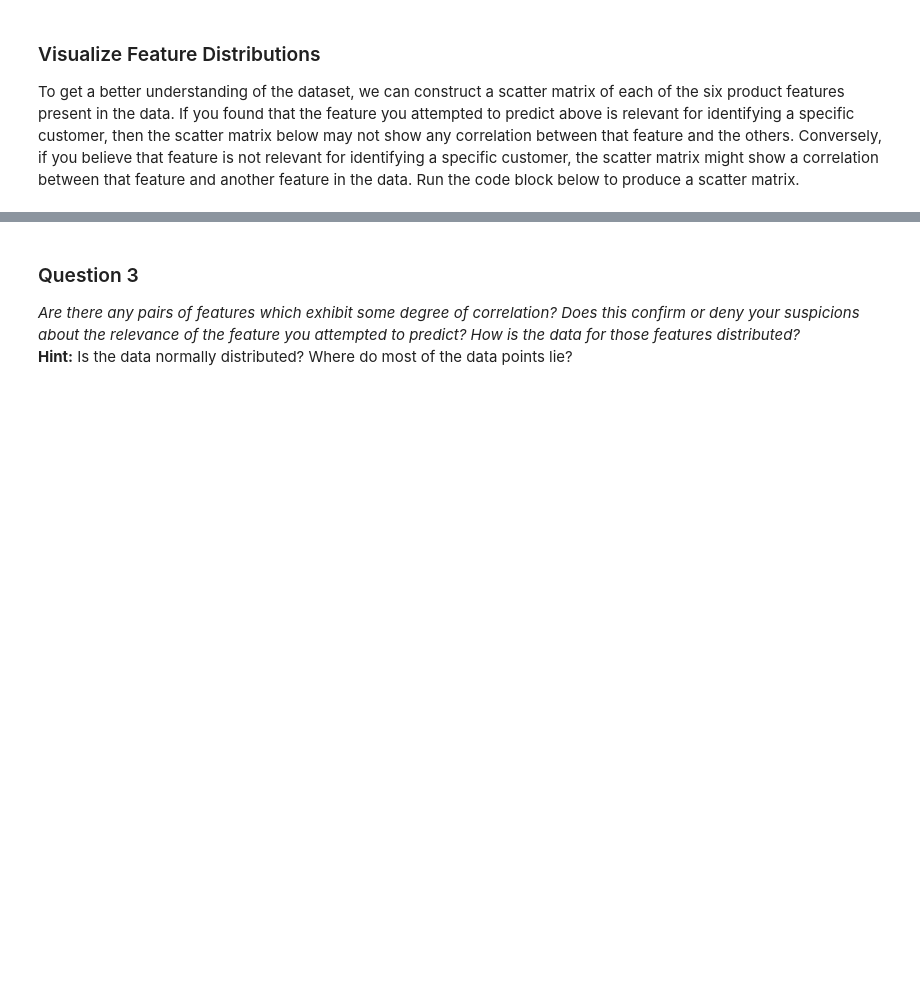
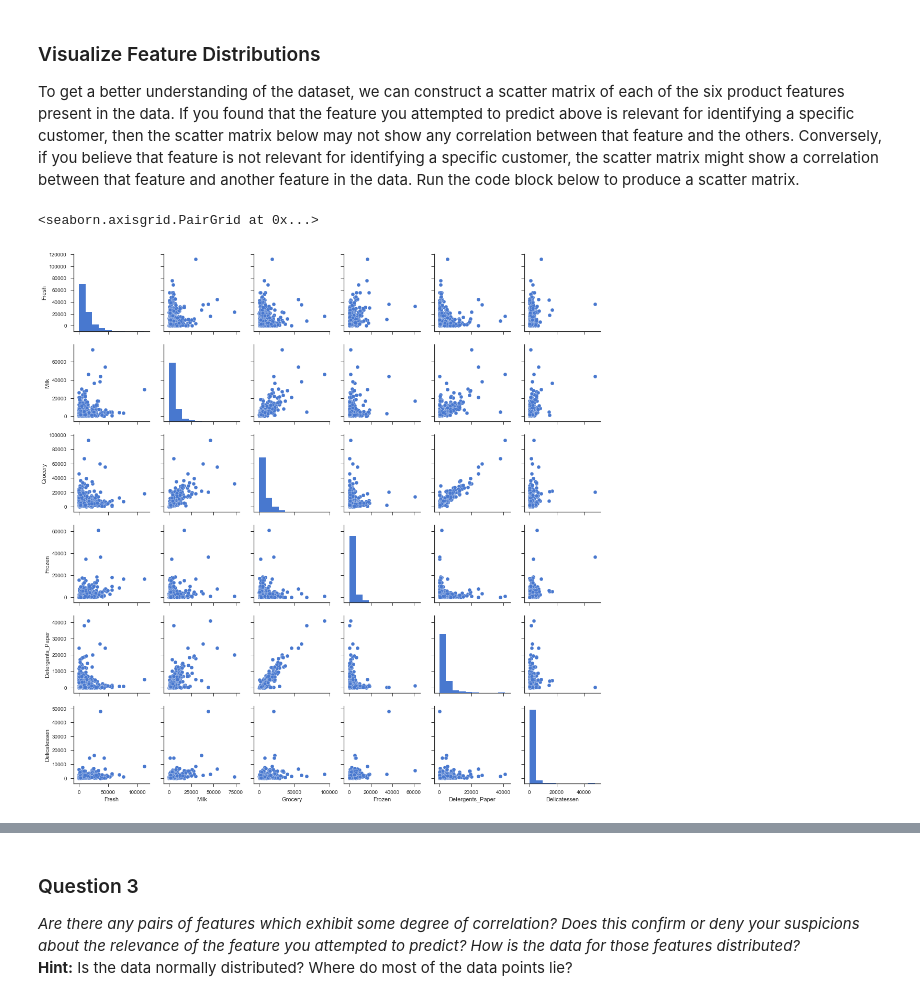
Before and after one commit to phanindravarma38/ConsumerAnalysys_UnsupervisedLearning, a Jupyter notebook: customer_segments.ipynb, the cells around one changed output, grey strips where cells are left out. Saved outputs shown, nothing was run; the diff lists cells and outputs as text; code cells hidden in the pictures; blank space fills up the shorter version.

```diff
--- a/customer_segments.ipynb
+++ b/customer_segments.ipynb
@@ -203,4 +315,8 @@ score = None
 To get a better understanding of the dataset, we can construct a scatter matrix of each of the six product features present in the data. If you found that the feature you attempted to predict above is relevant for identifying a specific customer, then the scatter matrix below may not show any correlation between that feature and the others. Conversely, if you believe that feature is not relevant for identifying a specific customer, the scatter matrix might show a correlation between that feature and another feature in the data. Run the code block below to produce a scatter matrix.
 # %%
 # Produce a scatter matrix for each pair of features in the data
-pd.scatter_matrix(data, alpha = 0.3, figsize = (14,8), diagonal = 'kde');
+#pd.scatter_matrix(data, alpha = 0.3, figsize = (14,8), diagonal = 'kde');
+sns.pairplot(data)
+# %% [output]
+<seaborn.axisgrid.PairGrid at 0x...>
+[figure, added]
```
Also changed, not shown: parts of 23 cells of this notebook.
